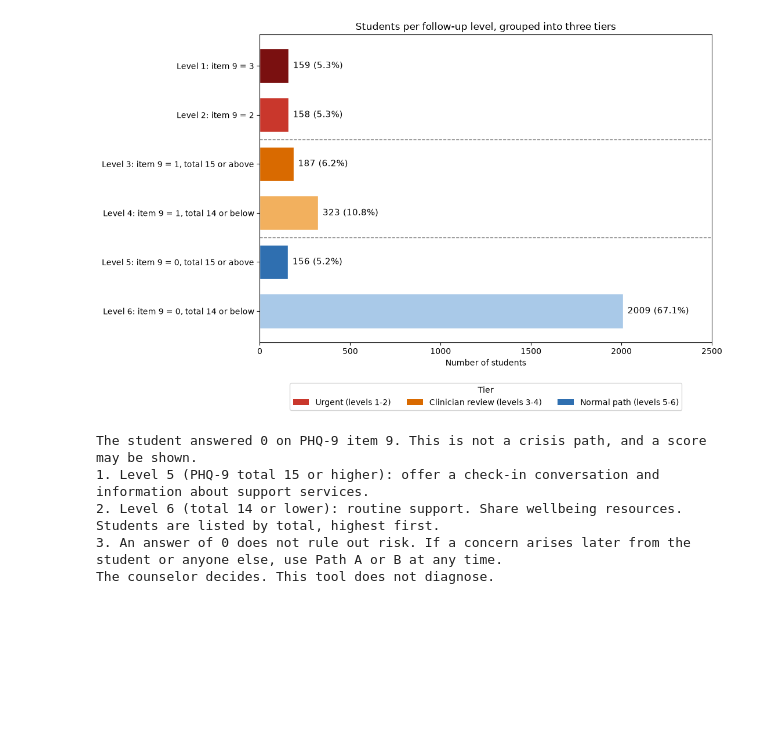
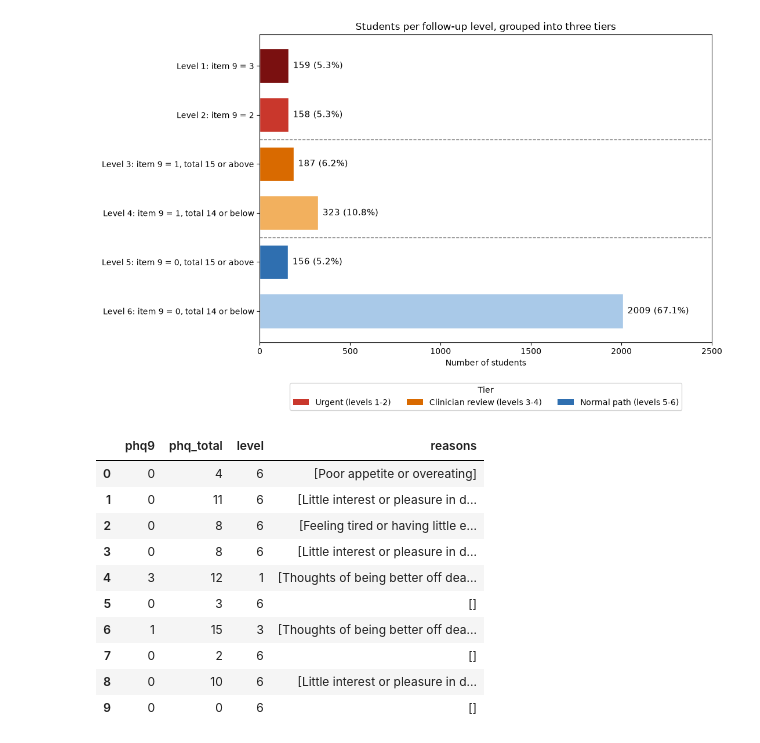
Before and after one commit to jenny-palti/depression-likelihood-analyzer, a Jupyter notebook: stage3_new_dataset.ipynb, the cells around one changed output. Saved outputs shown, nothing was run; the diff lists cells and outputs as text; code cells hidden in the pictures; blank space fills up the shorter version.

Commit message:
Add PHQ item reasons per student

```diff
--- a/stage3_new_dataset.ipynb
+++ b/stage3_new_dataset.ipynb
@@ -323,13 +323,40 @@ level_info = {
     5: {"protocol": "C", "label": "Check-in offered"},
     6: {"protocol": "C", "label": "Routine"},
 }
-# %%
-level = 6
-path = level_info[level]["protocol"]
-print(protocols[path]["text"])
-# %% [output]
-The student answered 0 on PHQ-9 item 9. This is not a crisis path, and a score may be shown.
-1. Level 5 (PHQ-9 total 15 or higher): offer a check-in conversation and information about support services.
-2. Level 6 (total 14 or lower): routine support. Share wellbeing resources. Students are listed by total, highest first.
-3. An answer of 0 does not rule out risk. If a concern arises later from the student or anyone else, use Path A or B at any time.
-The counselor decides. This tool does not diagnose.
+# %%
+phq_names = {
+    1: "Little interest or pleasure in doing things",
+    2: "Feeling down, depressed or hopeless",
+    3: "Trouble with sleep",
+    4: "Feeling tired or having little energy",
+    5: "Poor appetite or overeating",
+    6: "Feeling bad about yourself or like a failure",
+    7: "Trouble concentrating",
+    8: "Moving or speaking very slowly, or being restless",
+    9: "Thoughts of being better off dead or of self-harm",
+}
+
+def get_reasons(row):
+    reasons = []
+    if row["phq9"] >= 1:
+        reasons.append(phq_names[9])
+    for i in range(1, 9):
+        if row[f"phq{i}"] >= 2:
+            reasons.append(phq_names[i])
+    return reasons
+
+df["reasons"] = df.apply(get_reasons, axis=1)
+# %%
+df[["phq9", "phq_total", "level", "reasons"]].head(10)
+# %% [output]
+|  | phq9 | phq_total | level | reasons |
+| 0 | 0 | 4 | 6 | [Poor appetite or overeating] |
+| 1 | 0 | 11 | 6 | [Little interest or pleasure in d... |
+| 2 | 0 | 8 | 6 | [Feeling tired or having little e... |
+| 3 | 0 | 8 | 6 | [Little interest or pleasure in d... |
+| 4 | 3 | 12 | 1 | [Thoughts of being better off dea... |
+| 5 | 0 | 3 | 6 | [] |
+| 6 | 1 | 15 | 3 | [Thoughts of being better off dea... |
+| 7 | 0 | 2 | 6 | [] |
+| 8 | 0 | 10 | 6 | [Little interest or pleasure in d... |
+| 9 | 0 | 0 | 6 | [] |
```
